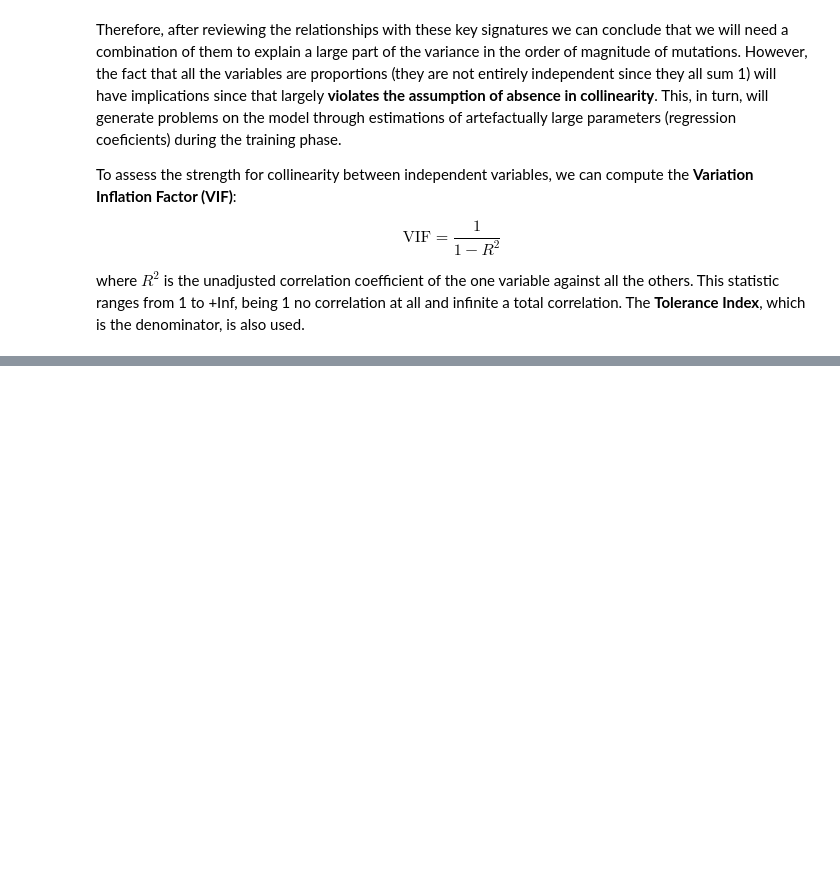
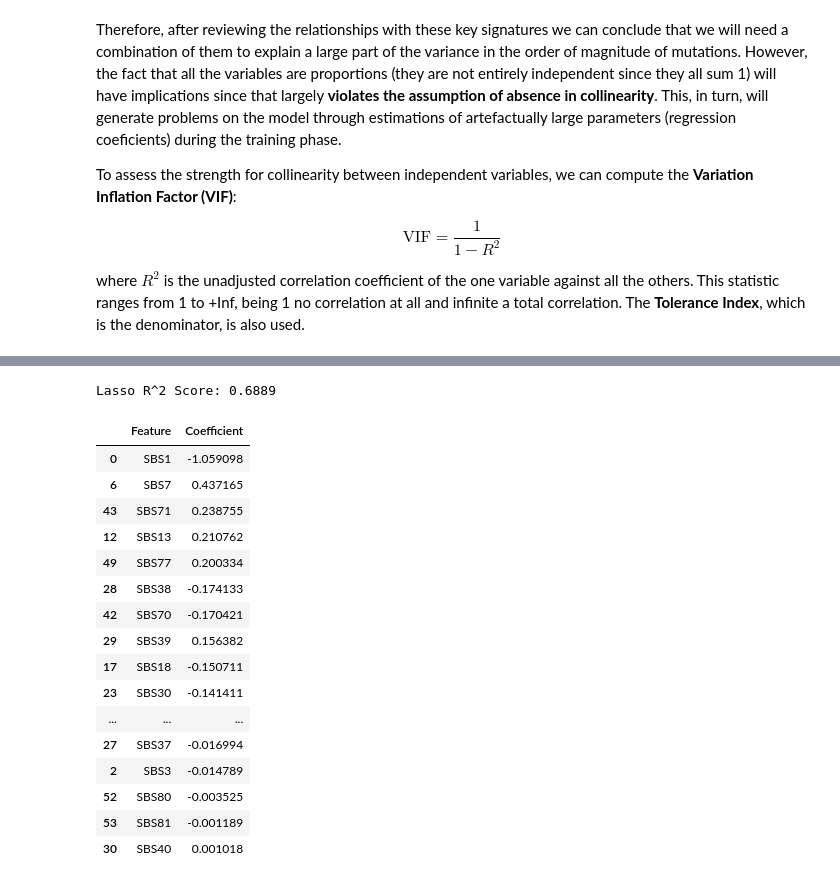
Before and after one commit to mirodriguezgal/MSc_Omics_Uvic_MachineLearning, a Jupyter notebook: 3_Basic_Supervised_Regression_and_Feature_extraction.ipynb, the cells around one changed output, grey strips where cells are left out. Saved outputs shown, nothing was run; the diff lists cells and outputs as text; code cells hidden in the pictures; blank space fills up the shorter version.

```diff
--- a/3_Basic_Supervised_Regression_and_Feature_extraction.ipynb
+++ b/3_Basic_Supervised_Regression_and_Feature_extraction.ipynb
@@ -781,0 +144,4 @@ Here it is relevant to discuss the behaviour of SBS1. As stated above, it is a m
+# %%
+print('Total donors: ' + str(len(merged_df)))
+df_regression = merged_df[['TMB_proxy', 'donor_age_at_diagnosis', 'project_code']].dropna()
+print('Donors with available age at diagnosis: ' + str(len(df_regression)))
@@ -781,0 +234,16 @@ Here it is relevant to discuss the behaviour of SBS1. As stated above, it is a m
+# %%
+print('Total donors: ' + str(len(merged_df)))
+
+# Remove pediatric brain cancers and pediatric malignant lymphomas
+df_regression = df_regression[
+    (df_regression['project_code']!='PBCA-DE')&
+    ~((df_regression['project_code']=='MALY-DE')&(df_regression['donor_age_at_diagnosis']<20))
+    ]
+
+print('Non-pediatric donors with available age at diagnosis: ' + str(len(df_regression)))
+
+# Check for normality using Shapiro-Wilk test
+_, p_value_age = stats.shapiro(df_regression['donor_age_at_diagnosis'])
+
+# Definitely the two variables do not follow a normal distribution
+print(f'Shapiro-Wilk p-value for trimmed Age at Diagnosis: {p_value_age}')
@@ -1199,0 +676,59 @@ Notice the underfitting while using a linear model (degree 1), and the error gen
+# %%
+from sklearn.linear_model import LassoCV
+from sklearn.preprocessing import StandardScaler
+
+def analyze_lasso_regression(X, y, alphas=None):
+    """
+    Fits a LassoCV model.
+
+    Parameters:
+    - alphas: List of floats, Integer, or None.
+                If None (default), it sets alphas=100 to auto-tune (silencing the warning).
+                If an Integer (e.g., 100), it generates that many alphas automatically.
+                If a List, it uses those specific values.
+    """
+
+    if alphas is None:
+        alphas = 100
+
+    X_train, X_test, y_train, y_test = train_test_split(X, y, test_size=0.2, random_state=42)
+
+    lasso_pipeline = make_pipeline(
+        StandardScaler(),
+        LassoCV(cv=5, alphas=alphas, random_state=42, max_iter=50000)
+    )
+    lasso_pipeline.fit(X_train, y_train)
+    y_pred = lasso_pipeline.predict(X_test)
+    r2 = r2_score(y_test, y_pred)
+    print(f"Lasso R^2 Score: {r2:.4f}")
+
+    lasso_model = lasso_pipeline.named_steps['lassocv']
+    coef_df = pd.DataFrame({'Feature': X.columns, 'Coefficient': lasso_model.coef_})
+    nonzero = coef_df[coef_df['Coefficient'] != 0].copy()
+
+    nonzero['abs_coefficient'] = nonzero['Coefficient'].abs()
+    sorted_features = nonzero.sort_values(by='abs_coefficient', ascending=False).drop(columns='abs_coefficient')
+
+    return sorted_features
+
+
+analyze_lasso_regression(X_clr, signatures_df['transformed_TMB'])
+# %% [output]
+Lasso R^2 Score: 0.6889
+|  | Feature | Coefficient |
+| 0 | SBS1 | -1.059098 |
+| 6 | SBS7 | 0.437165 |
+| 43 | SBS71 | 0.238755 |
+| 12 | SBS13 | 0.210762 |
+| 49 | SBS77 | 0.200334 |
+| 28 | SBS38 | -0.174133 |
+| 42 | SBS70 | -0.170421 |
+| 29 | SBS39 | 0.156382 |
+| 17 | SBS18 | -0.150711 |
+| 23 | SBS30 | -0.141411 |
+| ... | ... | ... |
+| 27 | SBS37 | -0.016994 |
+| 2 | SBS3 | -0.014789 |
+| 52 | SBS80 | -0.003525 |
+| 53 | SBS81 | -0.001189 |
+| 30 | SBS40 | 0.001018 |
```
Also changed, not shown: parts of 111 cells of this notebook, 3 other files.
